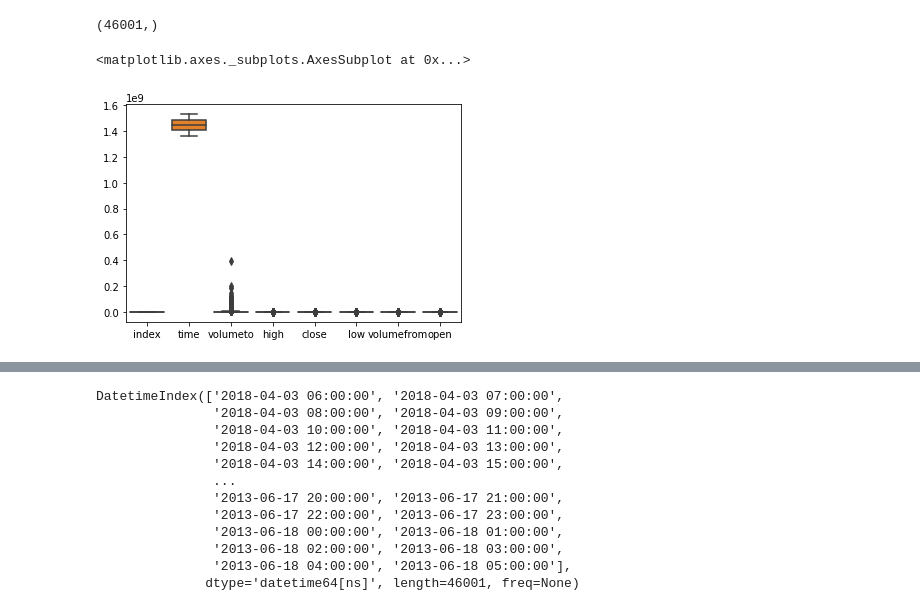
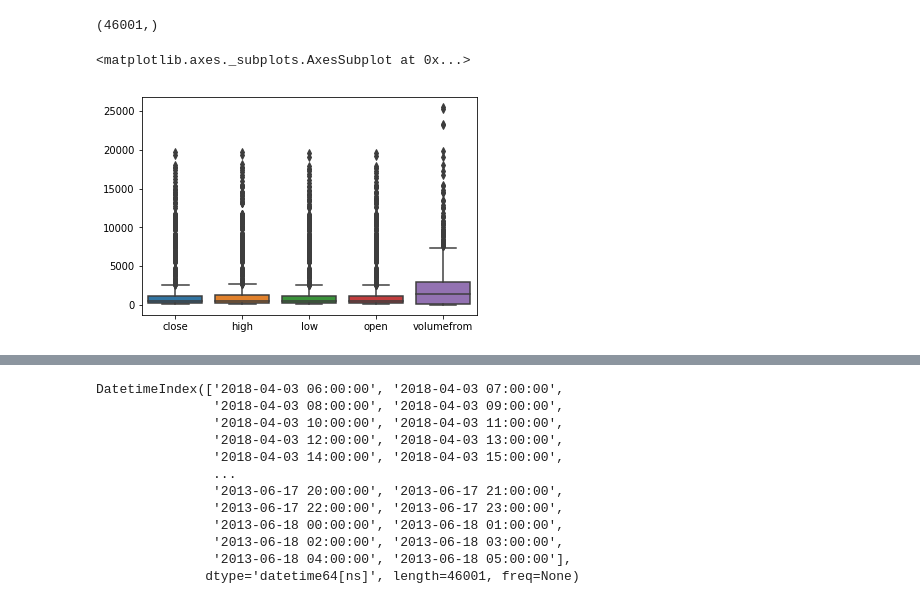
Before and after one commit to daniel-cortez-stevenson/crypto-predict, a Jupyter notebook: notebooks/data_exploration.ipynb, the cells around one changed output, grey strips where cells are left out. Cells and saved outputs as stored; diff of their text form; code cells hidden in the pictures.

```diff
--- a/notebooks/data_exploration.ipynb
+++ b/notebooks/data_exploration.ipynb
@@ -62,11 +62,11 @@ sample = df.sample(n=1000, replace=False)
 # %%
 """
 Check relative distribution of data features
 """
-sns.boxplot(data=sample)
+sns.boxplot(data=sample[['close', 'high', 'low', 'open', 'volumefrom']])
 # %% [output]
 <matplotlib.axes._subplots.AxesSubplot at 0x...>
-[figure, old version]
+[figure, new version]
 # %%
 """
 Plot data features against time. Making sure that the data set was created correctly / sanity check.
```
Also changed, not shown: parts of 4 cells of this notebook, 4 other files.
